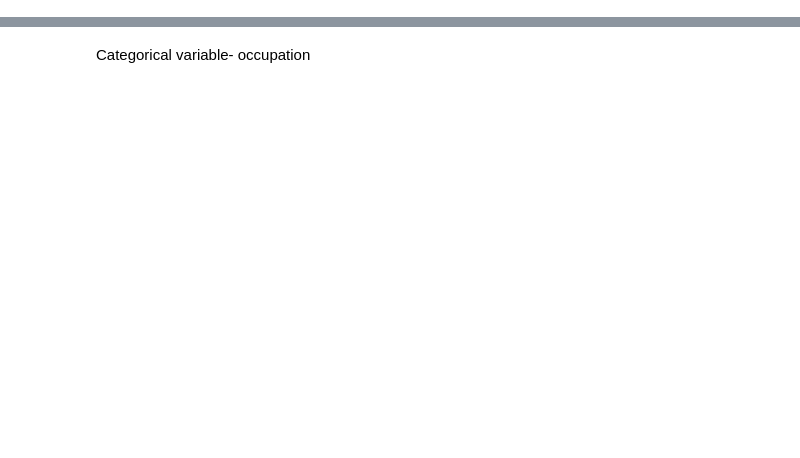
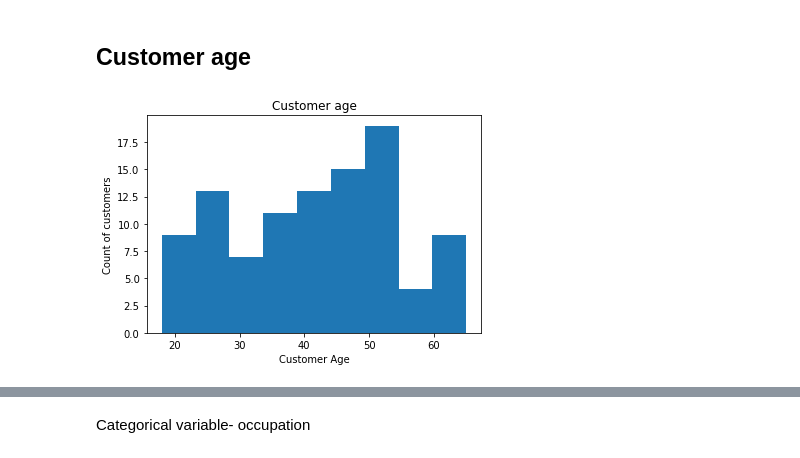
Before and after one commit to mikequaid/Proj-Prog, a Jupyter notebook: Simulation.ipynb, the cells around one changed output, grey strips where cells are left out. Cells and saved outputs as stored; diff of their text form; code cells hidden in the pictures; blank space fills up the shorter version.

```diff
--- a/Simulation.ipynb
+++ b/Simulation.ipynb
@@ -16,0 +60,14 @@ The type of insurance that I will base my analysis on will be payment protection
+# %% [markdown]
+## Customer age
+# %%
+# note that insurance is sold to customers between 18 and 65 years of age
+
+bins = np.linspace(18, 65, 10) # linspace returns evenly spaced numbers over a specified interval
+plt.hist([cust_age], bins, label=['Customer Age']) # Adding distribution samples and labelling them
+plt.ylabel('Count of customers') # y axis label
+plt.xlabel('Customer Age') # x axis label
+plt.title('Customer age') # add title
+
+plt.show()
+# %% [output]
+[figure, added]
```
Also changed, not shown: parts of 12 cells of this notebook.
